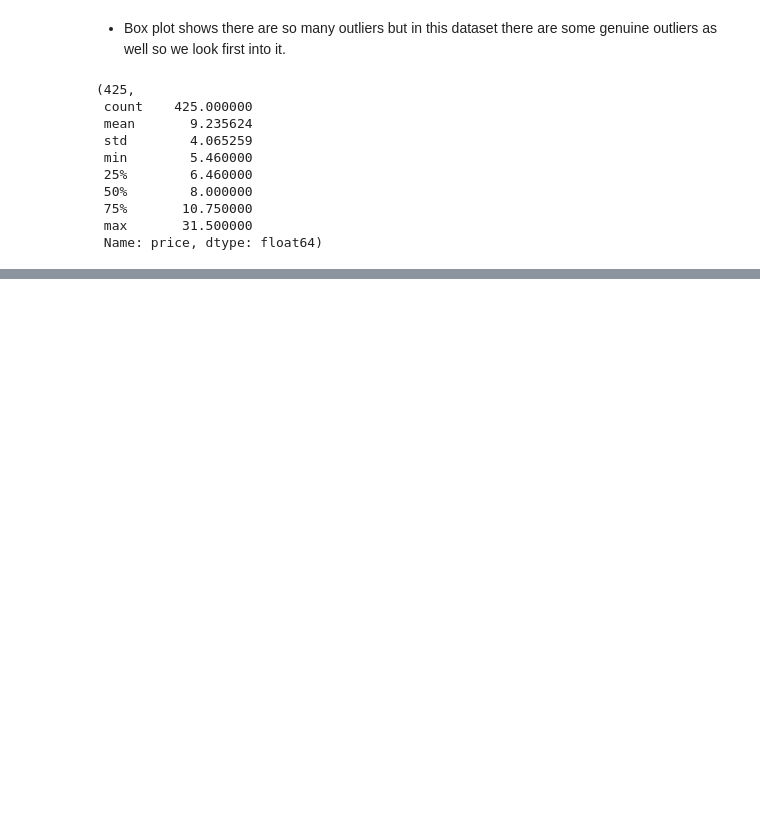
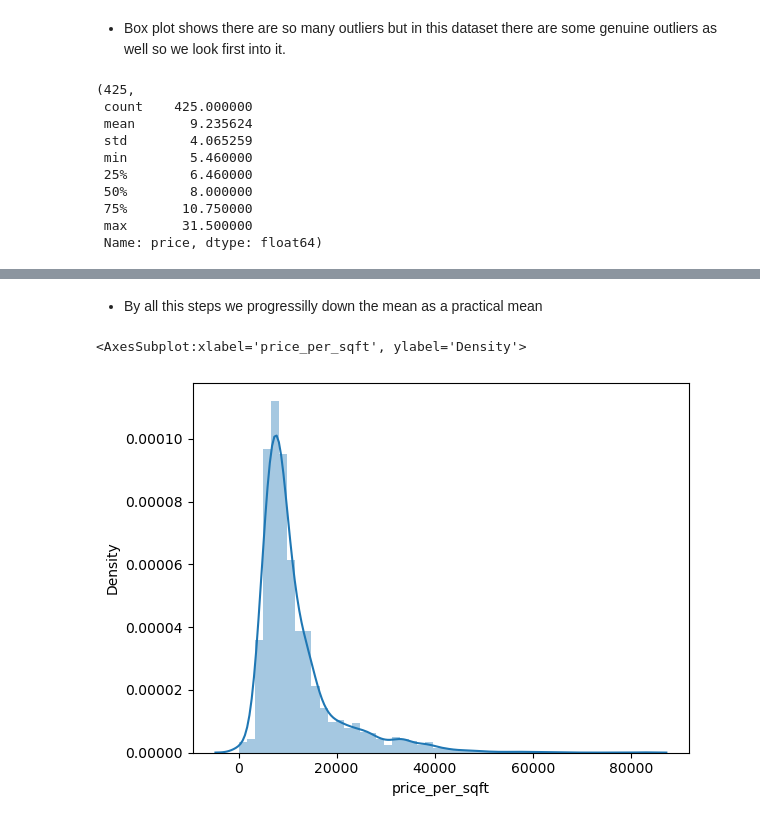
Before and after one commit to Dishantkharkar/HomeFindr_project, a Jupyter notebook: Gurugram/Outliers Treatment/Outliers_Treatment.ipynb, the cells around one changed output, grey strips where cells are left out. Drawn from its saved outputs; the diff is of its cells as text; code cells hidden in the pictures; blank space fills up the shorter version.

```diff
--- a/Gurugram/Outliers Treatment/Outliers_Treatment.ipynb
+++ b/Gurugram/Outliers Treatment/Outliers_Treatment.ipynb
@@ -121,0 +138,18 @@ outliers.sort_values('price',ascending=False).head(20)
+# %%
+# Calculate the IQR for the 'price' column
+Q1 = df['price_per_sqft'].quantile(0.25)
+Q3 = df['price_per_sqft'].quantile(0.75)
+IQR = Q3 - Q1
+
+# Define bounds for outliers
+lower_bound = Q1 - 1.5 * IQR
+upper_bound = Q3 + 1.5 * IQR
+
+# Identify outliers
+outliers_sqft = df[(df['price_per_sqft'] < lower_bound) | (df['price_per_sqft'] > upper_bound)]
+
+# Displaying the number of outliers and some statistics
+num_outliers = outliers_sqft.shape[0]
+outliers_sqft_stats = outliers_sqft['price_per_sqft'].describe()
+
+num_outliers, outliers_sqft_stats
@@ -121,0 +186,2 @@ outliers.sort_values('price',ascending=False).head(20)
+# %%
+outliers_sqft['area'] = outliers_sqft['area'].apply(lambda x:x*9 if x<1000 else x)
@@ -121,0 +208,2 @@ outliers.sort_values('price',ascending=False).head(20)
+# %%
+outliers_sqft['price_per_sqft'] = round((outliers_sqft['price']*10000000)/outliers_sqft['area'])
@@ -121,0 +222,11 @@ outliers.sort_values('price',ascending=False).head(20)
+# %% [markdown]
+* By all this steps we progressilly down the mean as a practical mean
+# %%
+# update this steps with main dataframe
+df.update(outliers_sqft)
+# %%
+# Now plot distplot
+sns.distplot(df['price_per_sqft'])
+# %% [output]
+<AxesSubplot:xlabel='price_per_sqft', ylabel='Density'>
+[figure, added]
```
Also changed, not shown: parts of 26 cells of this notebook.
